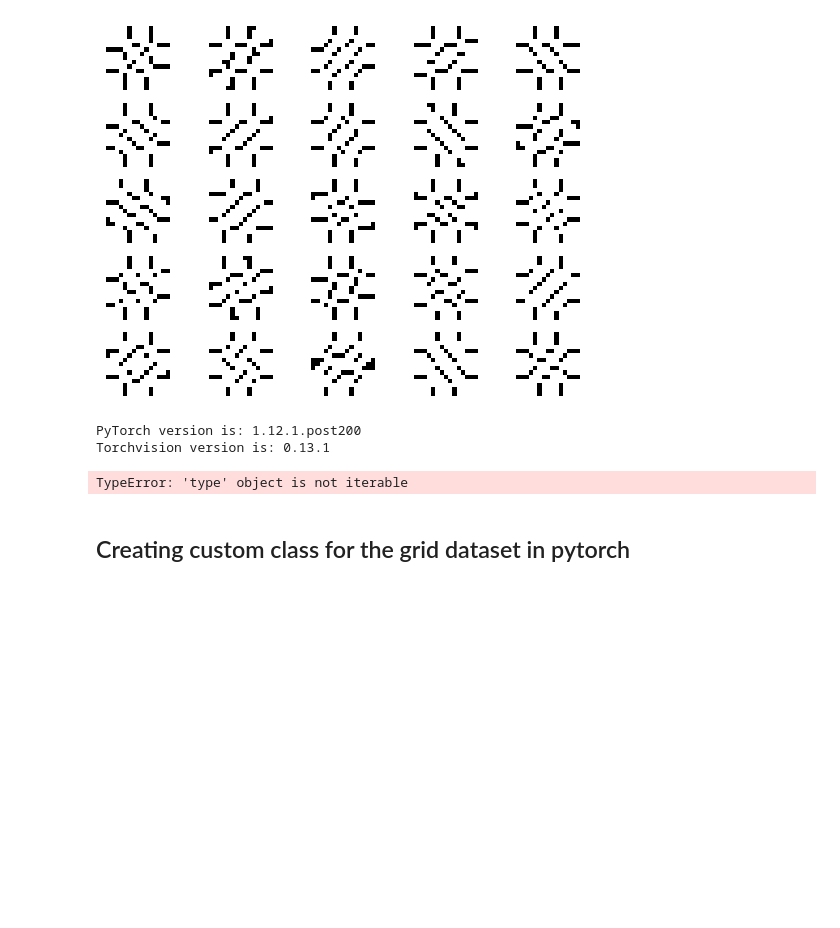
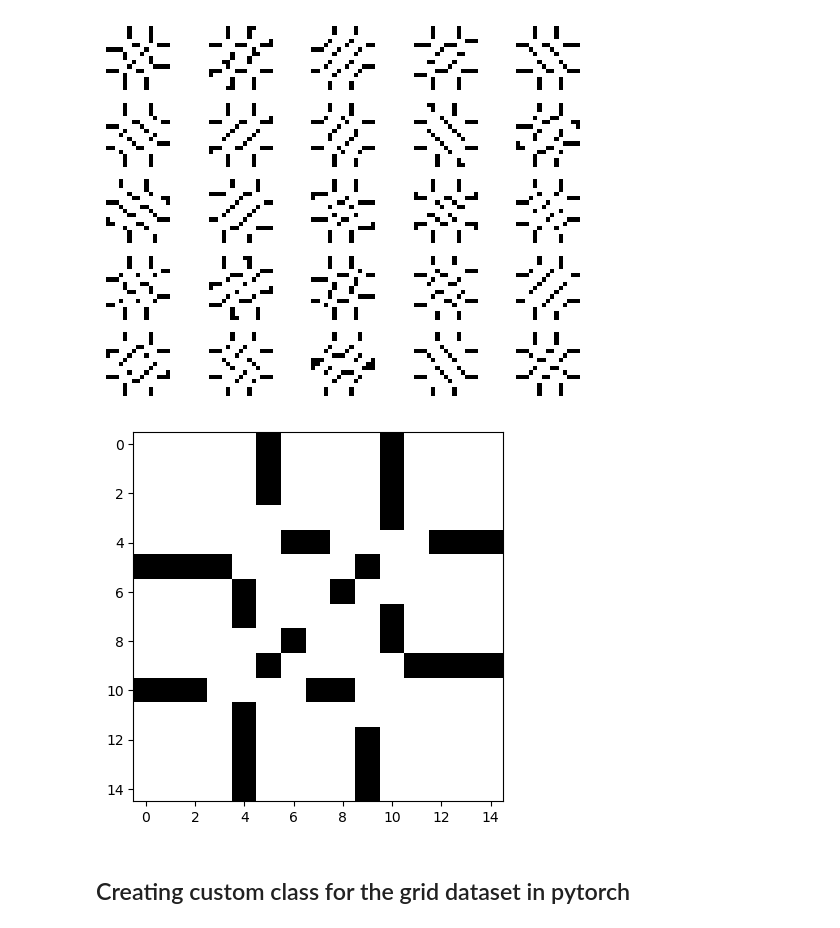
Before and after one commit to timothymhowe/shor.tz, a Jupyter notebook: notebooks/grid-and-fill-pytorch.ipynb, the cells around one changed output. Saved outputs shown, nothing was run; the diff lists cells and outputs as text; code cells hidden in the pictures; blank space fills up the shorter version.

```diff
--- a/notebooks/grid-and-fill-pytorch.ipynb
+++ b/notebooks/grid-and-fill-pytorch.ipynb
@@ -4,8 +4,11 @@ In this notebook, I detail the method by which a grid is generated and subsequen
 import pickle
 import numpy as np
 import torch
-
+torch.set_default_tensor_type('torch.cuda.FloatTensor')
+torch.cuda.set_per_process_memory_fraction(0.9)
+rtx = torch.device('cuda')
 WEEKDAY_GRID_SIZE = 15
+total_completed = 0
 # %%
 #  if a square is empty, 0.  If a square is black, 1.
 def bin_gridify(raw_grids):
@@ -52,31 +51,31 @@ plt.show()
 # %% [output]
 [figure]
 # %%
-import torchvision
-from torchvision import datasets
-import torchvision.transforms as transforms
-print("PyTorch version is:",torch.__version__)
-print("Torchvision version is:",torchvision.__version__)
+# import torchvision
+# from torchvision import datasets
+# import torchvision.transforms as transforms
+# print("PyTorch version is:",torch.__version__)
+# print("Torchvision version is:",torchvision.__version__)
-# %% [output]
-PyTorch version is: 1.12.1.post200
-Torchvision version is: 0.13.1
 # %%
-num_workers = 32 #
-batch_size = 64 # number of samples per batch
-# transform = transforms.ToTensor()
+num_workers = 8 #
+batch_size = 32 # number of samples per batch
+
 train_data = np.array(mon+tue)
-train_data_tensor = torch.from_numpy(train_data)
+train_data_tensor = torch.from_numpy(train_data).float()
+train_data_tensor = train_data_tensor.to(rtx)
 labels = np.array([1]*len(train_data))
+labels = torch.from_numpy(labels)
+labels = labels.to(rtx)
 
 # creating a loader to feed the models training data
 train_me = torch.utils.data.DataLoader(train_data_tensor, batch_size=batch_size,num_workers=0)
 # %%
 train_demo = iter(train_me)
 images, *_ = train_demo.next()
 img = np.squeeze(images[0:15])
-fig = plt.imshow(img,cmap='Greys',aspect=True)
+fig = plt.imshow(img.cpu(),cmap='Greys',aspect=True)
 # images.shape
 # %% [output]
-TypeError: 'type' object is not iterable
+[figure, added]
 # %% [markdown]
 ## Creating custom class for the grid dataset in pytorch
```
Also changed, not shown: parts of 12 cells of this notebook, 3 other files.
